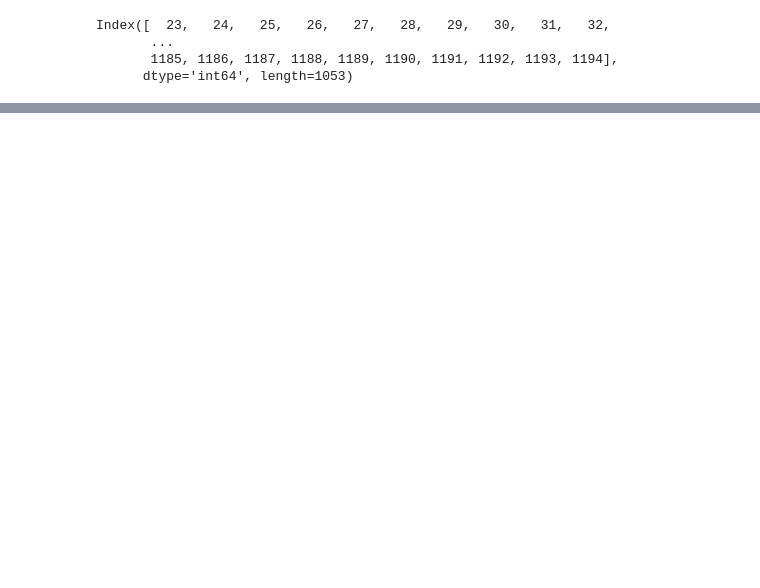
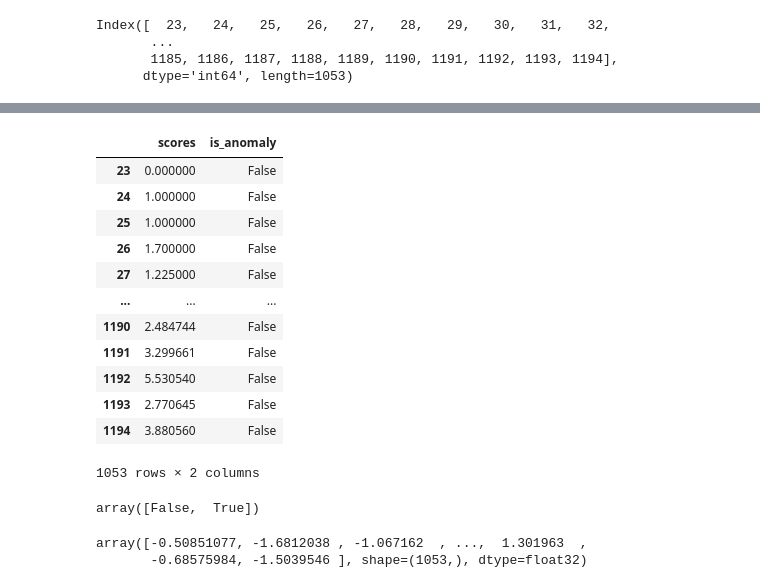
Before and after one commit to Ak62007/Multimodel-Reasoning, a Jupyter notebook: notebooks/anomaly_detection_testing.ipynb, the cells around one changed output, grey strips where cells are left out. Drawn from its saved outputs; the diff is of its cells as text; code cells hidden in the pictures; blank space fills up the shorter version.

```diff
--- a/notebooks/anomaly_detection_testing.ipynb
+++ b/notebooks/anomaly_detection_testing.ipynb
@@ -221,0 +355,25 @@ Name: Time, dtype: object
+# %%
+anomaly_scores
+# %% [output]
+|  | scores | is_anomaly |
+| 23 | 0.000000 | False |
+| 24 | 1.000000 | False |
+| 25 | 1.000000 | False |
+| 26 | 1.700000 | False |
+| 27 | 1.225000 | False |
+| ... | ... | ... |
+| 1190 | 2.484744 | False |
+| 1191 | 3.299661 | False |
+| 1192 | 5.530540 | False |
+| 1193 | 2.770645 | False |
+| 1194 | 3.880560 | False |
+1053 rows × 2 columns
+# %%
+anomaly_scores['is_anomaly'].unique()
+# %% [output]
+array([False,  True])
+# %%
+features.reshape(features.shape[0],)
+# %% [output]
+array([-0.50851077, -1.6812038 , -1.067162  , ...,  1.301963  ,
+       -0.68575984, -1.5039546 ], shape=(1053,), dtype=float32)
```
Also changed, not shown: parts of 23 cells of this notebook.
